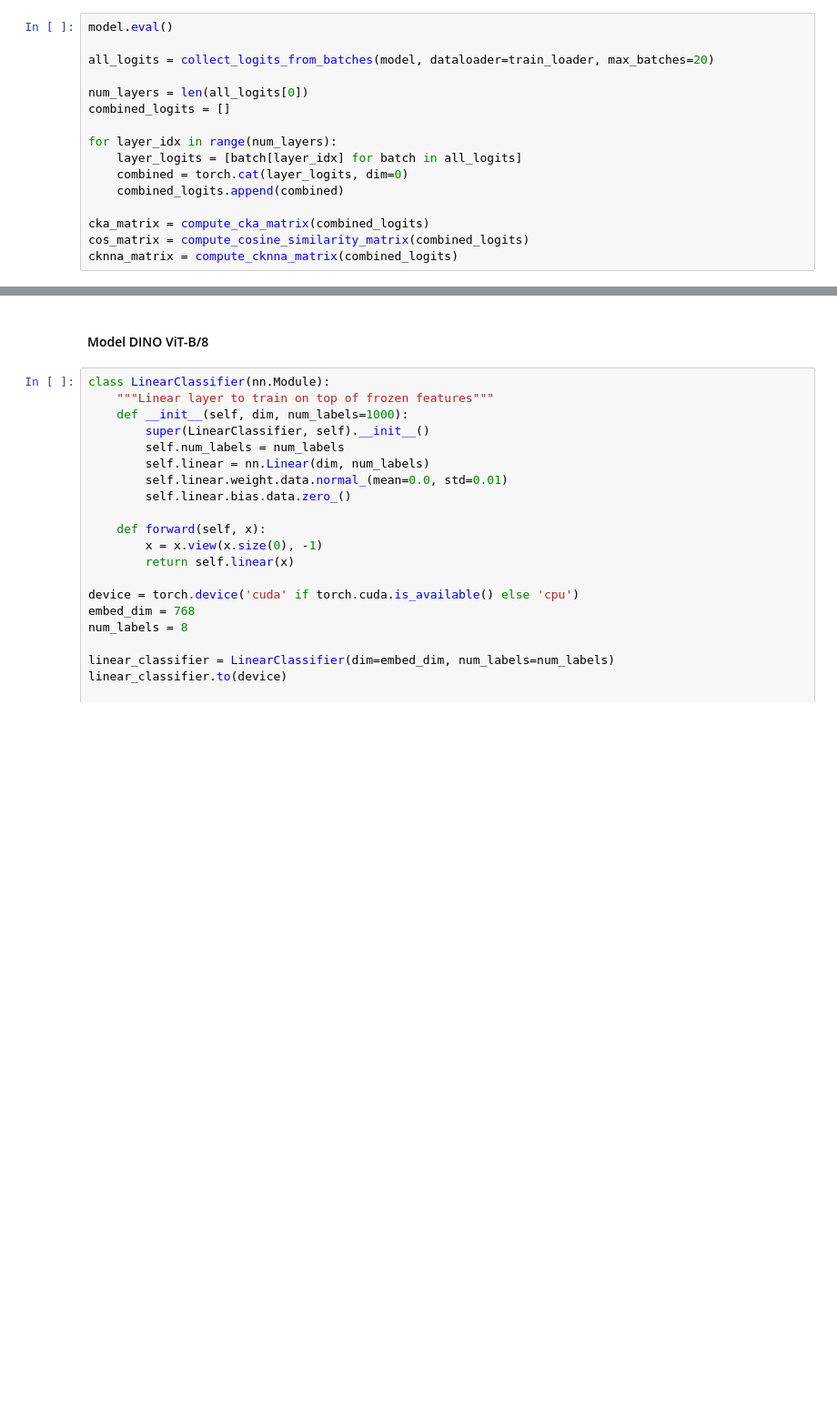
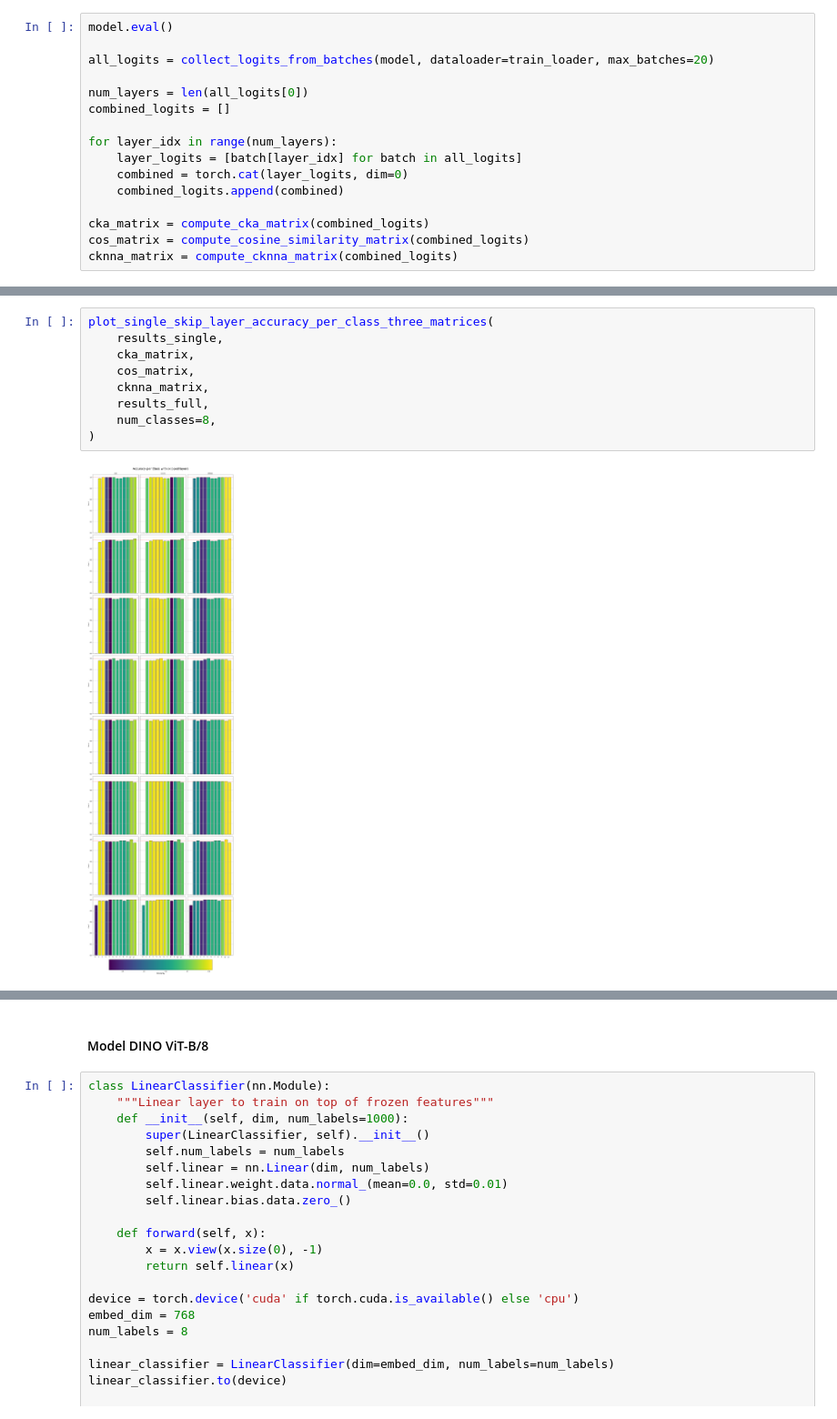
Before and after one commit to kwiatkowskaa/VisualLogitLens, a Jupyter notebook: notebooks/05_analysis_of_layer_skipping_dino_with_linear_probing.ipynb, the cells around one changed output, grey strips where cells are left out. Shown at 91% size. Saved outputs shown, nothing was run; the diff lists cells and outputs as text; blank space fills up the shorter version.

```diff
--- a/notebooks/05_analysis_of_layer_skipping_dino_with_linear_probing.ipynb
+++ b/notebooks/05_analysis_of_layer_skipping_dino_with_linear_probing.ipynb
@@ -539,0 +1044,11 @@ No artists with labels found to put in legend.  Note that artists whose label st
+# %%
+plot_single_skip_layer_accuracy_per_class_three_matrices(
+    results_single,
+    cka_matrix,
+    cos_matrix,
+    cknna_matrix,
+    results_full,
+    num_classes=8,
+)
+# %% [output]
+[figure, added]
```
Also changed, not shown: parts of 38 cells of this notebook.
